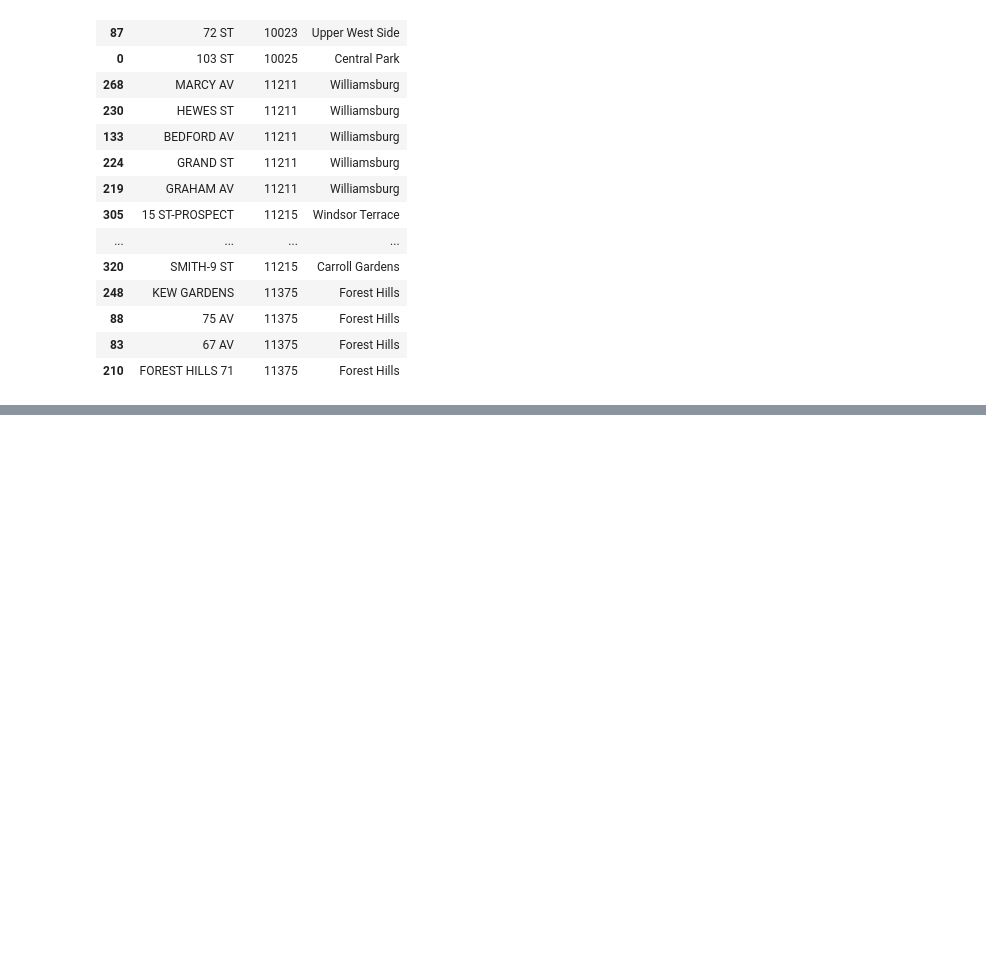
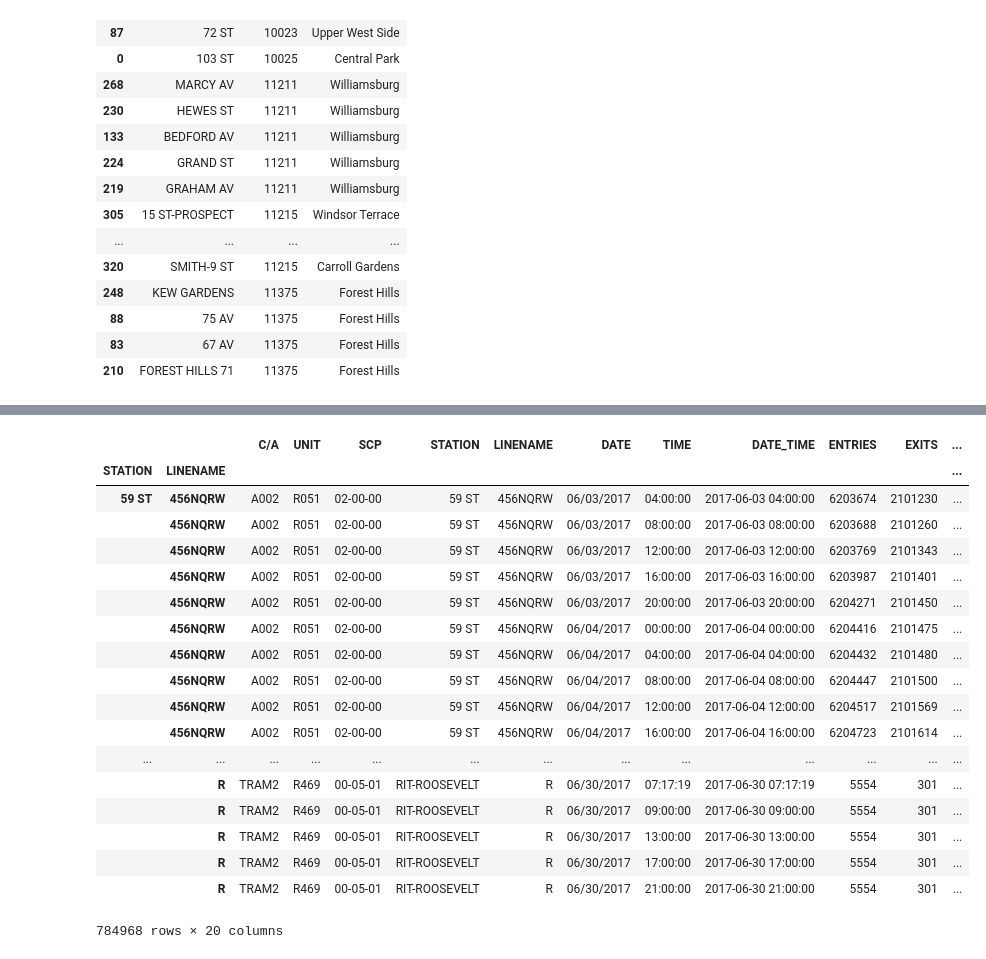
Before and after one commit to kandice4/benson3, a Jupyter notebook: Benson Project - CP.ipynb, the cells around one changed output, grey strips where cells are left out. Drawn from its saved outputs; the diff is of its cells as text; code cells hidden in the pictures; blank space fills up the shorter version.

```diff
--- a/Benson Project - CP.ipynb
+++ b/Benson Project - CP.ipynb
@@ -523 +546,24 @@ top_stations[['STATION','short_zip','neighborhood']].sort_values(by='short_zip')
+# %%
+td = turnstiles_hourly.set_index(['STATION','LINENAME'],drop=False)
+td
+# %% [output]
+|  |  | C/A | UNIT | SCP | STATION | LINENAME | DATE | TIME | DATE_TIME | ENTRIES | EXITS | ... |
+| STATION | LINENAME |  |  |  |  |  |  |  |  |  |  | ... |
+| 59 ST | 456NQRW | A002 | R051 | 02-00-00 | 59 ST | 456NQRW | 06/03/2017 | 04:00:00 | 2017-06-03 04:00:00 | 6203674 | 2101230 | ... |
+|  | 456NQRW | A002 | R051 | 02-00-00 | 59 ST | 456NQRW | 06/03/2017 | 08:00:00 | 2017-06-03 08:00:00 | 6203688 | 2101260 | ... |
+|  | 456NQRW | A002 | R051 | 02-00-00 | 59 ST | 456NQRW | 06/03/2017 | 12:00:00 | 2017-06-03 12:00:00 | 6203769 | 2101343 | ... |
+|  | 456NQRW | A002 | R051 | 02-00-00 | 59 ST | 456NQRW | 06/03/2017 | 16:00:00 | 2017-06-03 16:00:00 | 6203987 | 2101401 | ... |
+|  | 456NQRW | A002 | R051 | 02-00-00 | 59 ST | 456NQRW | 06/03/2017 | 20:00:00 | 2017-06-03 20:00:00 | 6204271 | 2101450 | ... |
+|  | 456NQRW | A002 | R051 | 02-00-00 | 59 ST | 456NQRW | 06/04/2017 | 00:00:00 | 2017-06-04 00:00:00 | 6204416 | 2101475 | ... |
+|  | 456NQRW | A002 | R051 | 02-00-00 | 59 ST | 456NQRW | 06/04/2017 | 04:00:00 | 2017-06-04 04:00:00 | 6204432 | 2101480 | ... |
+|  | 456NQRW | A002 | R051 | 02-00-00 | 59 ST | 456NQRW | 06/04/2017 | 08:00:00 | 2017-06-04 08:00:00 | 6204447 | 2101500 | ... |
+|  | 456NQRW | A002 | R051 | 02-00-00 | 59 ST | 456NQRW | 06/04/2017 | 12:00:00 | 2017-06-04 12:00:00 | 6204517 | 2101569 | ... |
+|  | 456NQRW | A002 | R051 | 02-00-00 | 59 ST | 456NQRW | 06/04/2017 | 16:00:00 | 2017-06-04 16:00:00 | 6204723 | 2101614 | ... |
+| ... | ... | ... | ... | ... | ... | ... | ... | ... | ... | ... | ... | ... |
+|  | R | TRAM2 | R469 | 00-05-01 | RIT-ROOSEVELT | R | 06/30/2017 | 07:17:19 | 2017-06-30 07:17:19 | 5554 | 301 | ... |
+|  | R | TRAM2 | R469 | 00-05-01 | RIT-ROOSEVELT | R | 06/30/2017 | 09:00:00 | 2017-06-30 09:00:00 | 5554 | 301 | ... |
+|  | R | TRAM2 | R469 | 00-05-01 | RIT-ROOSEVELT | R | 06/30/2017 | 13:00:00 | 2017-06-30 13:00:00 | 5554 | 301 | ... |
+|  | R | TRAM2 | R469 | 00-05-01 | RIT-ROOSEVELT | R | 06/30/2017 | 17:00:00 | 2017-06-30 17:00:00 | 5554 | 301 | ... |
+|  | R | TRAM2 | R469 | 00-05-01 | RIT-ROOSEVELT | R | 06/30/2017 | 21:00:00 | 2017-06-30 21:00:00 | 5554 | 301 | ... |
+784968 rows × 20 columns
 # %%
```
Also changed, not shown: parts of 7 cells of this notebook.
